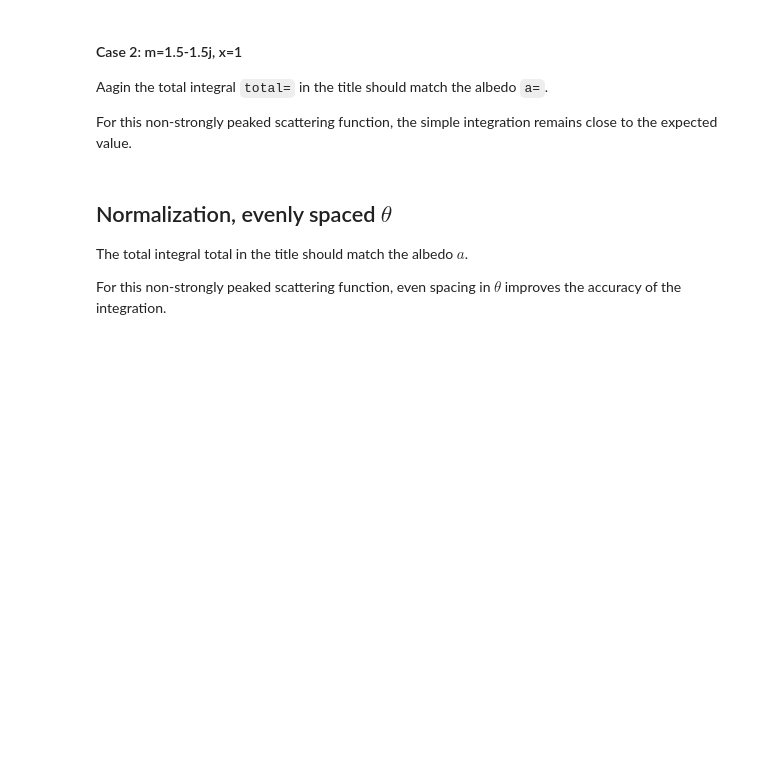
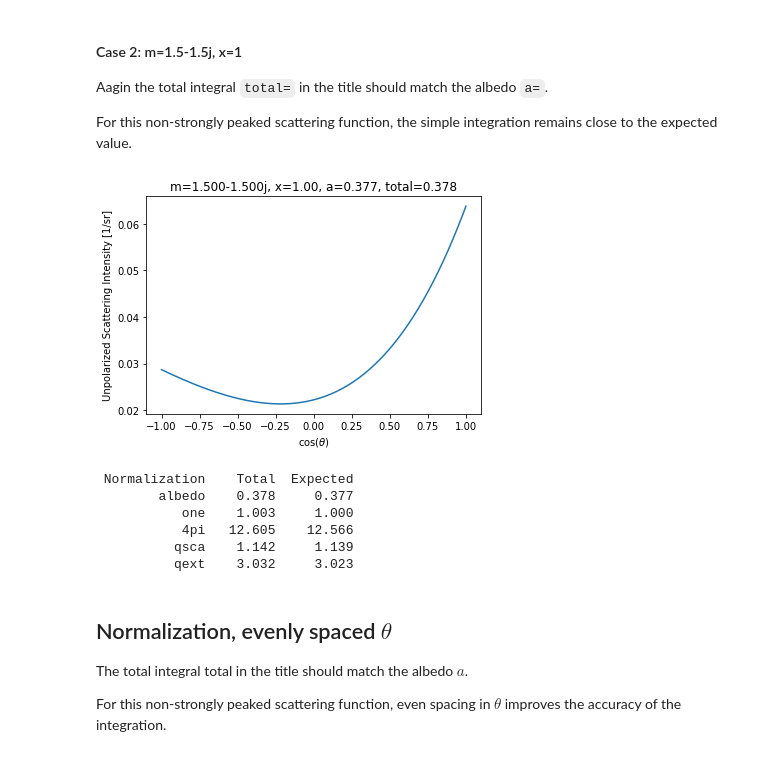
Before and after one commit to scottprahl/miepython, a Jupyter notebook: docs/03_angular_scattering.ipynb, the cells around one changed output. Drawn from its saved outputs; the diff is of its cells as text; code cells hidden in the pictures; blank space fills up the shorter version.

```diff
--- a/docs/03_angular_scattering.ipynb
+++ b/docs/03_angular_scattering.ipynb
@@ -369,20 +393,38 @@ For this non-strongly peaked scattering function, the simple integration remains
 # %%
 m = 1.5 - 1.5j
 x = 1
 mu = np.linspace(-1,1,501)
 intensity = miepython.i_unpolarized(m,x,mu)
 qext, qsca, qback, g = miepython.mie(m,x)
 a = qsca/qext
 
 #integrate over all angles
 dmu = mu[1] - mu[0]
 total = 2 * np.pi * dmu * np.sum(intensity)
 
 plt.plot(mu,intensity)
 plt.xlabel(r'$\cos(\theta)$')
 plt.ylabel('Unpolarized Scattering Intensity [1/sr]')
 plt.title('m=%.3f%+.3fj, x=%.2f, a=%.3f, total=%.3f'%(m.real,m.imag,x,a, total))
 plt.show()
+
+expected = [a,1.0,4*np.pi,qsca,qext]
+
+print(' Normalization    Total  Expected')
+
+for i,norm in enumerate(['albedo','one','4pi','qsca','qext']):
+
+    intensity = miepython.i_unpolarized(m,x,mu,norm)
+    total = 2 * np.pi * (mu[1] - mu[0]) * np.sum(intensity)
+    print("%14s %8.3f  %8.3f" % (norm, total, expected[i]))
+# %% [output]
+[figure, added]
+ Normalization    Total  Expected
+        albedo    0.378     0.377
+           one    1.003     1.000
+           4pi   12.605    12.566
+          qsca    1.142     1.139
+          qext    3.032     3.023
 # %% [markdown]
 ## Normalization, evenly spaced $\theta$
 
```
Also changed, not shown: parts of 20 cells of this notebook, 6 other files.
